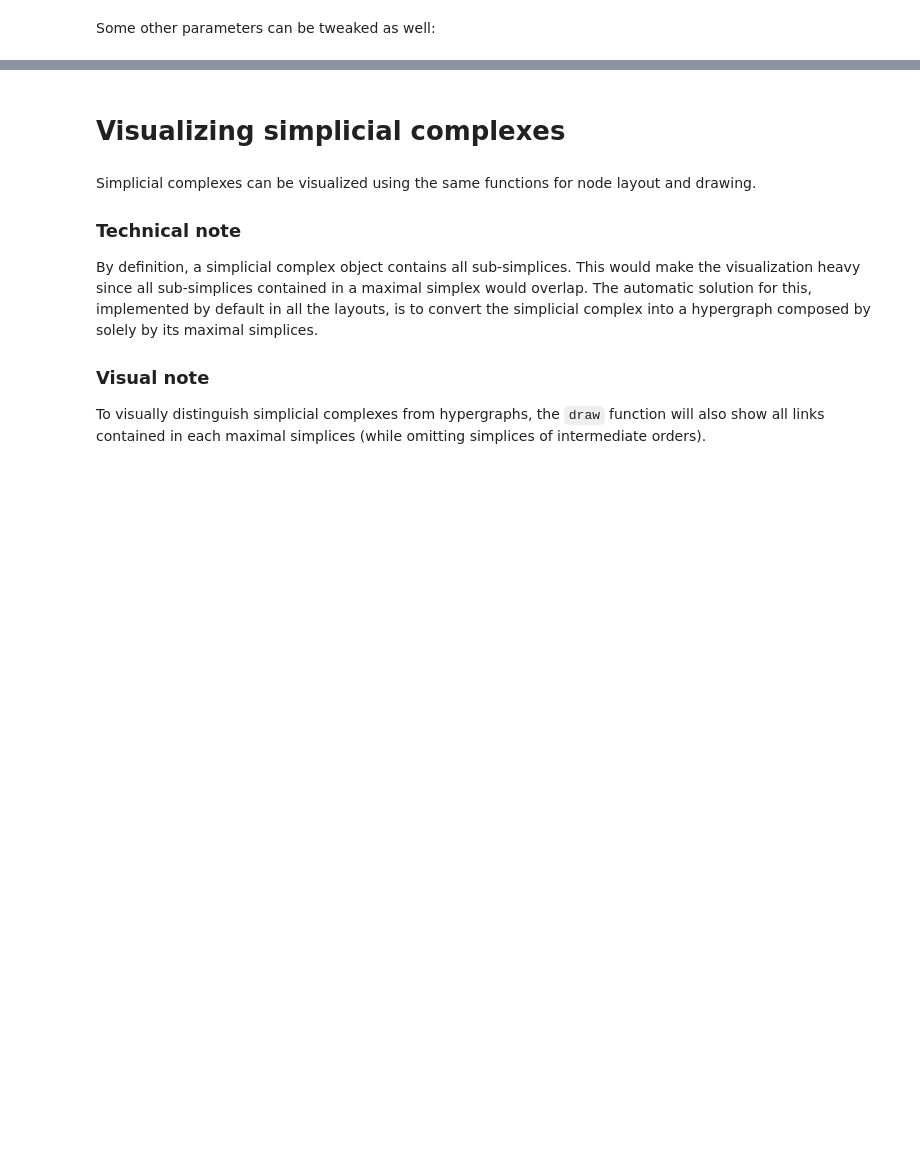
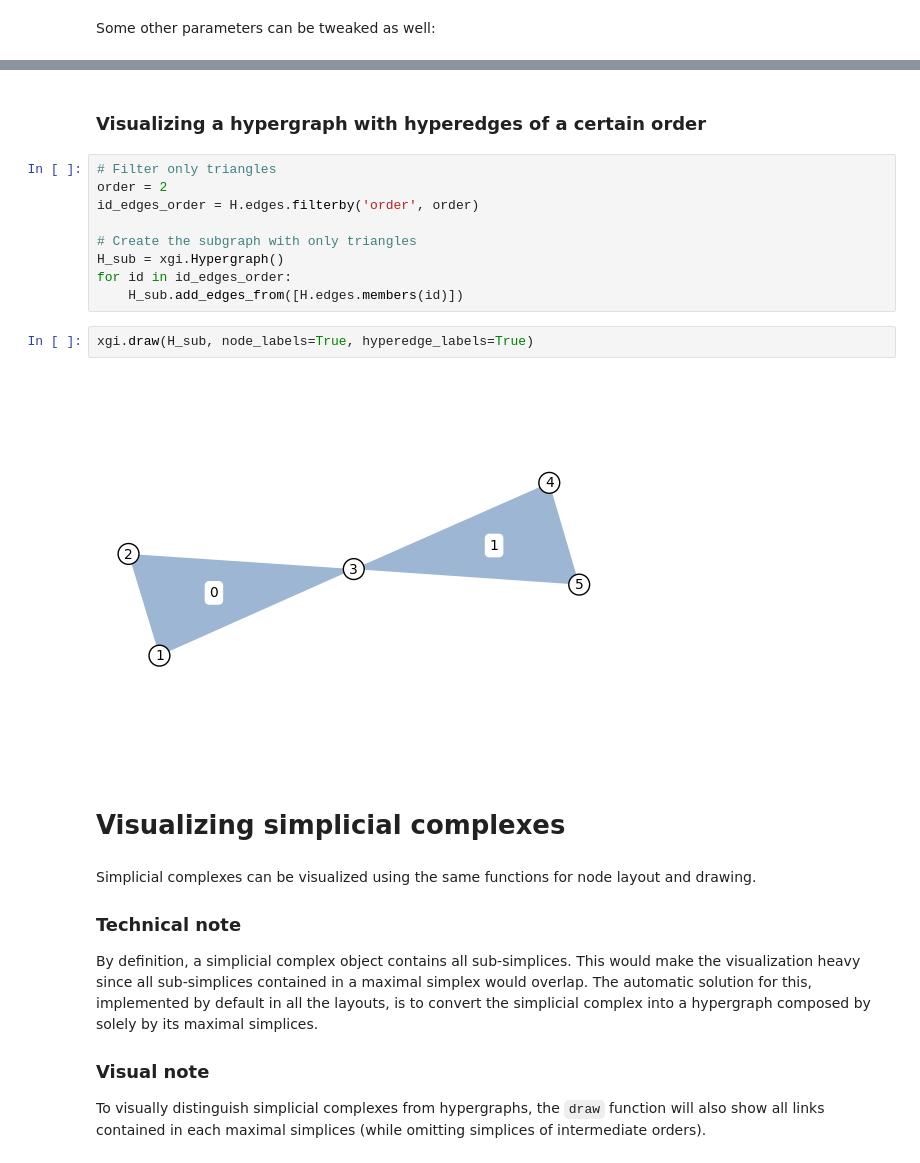
Before and after one commit to xgi-org/xgi, a Jupyter notebook: tutorials/Tutorial 5 - Plotting.ipynb, the cells around one changed output, grey strips where cells are left out. Drawn from its saved outputs; the diff is of its cells as text; blank space fills up the shorter version.

```diff
--- a/tutorials/Tutorial 5 - Plotting.ipynb
+++ b/tutorials/Tutorial 5 - Plotting.ipynb
@@ -94,3 +86,18 @@ xgi.draw(
+# %% [markdown]
+### Visualizing a hypergraph with hyperedges of a certain order
+# %%
+# Filter only triangles
+order = 2
+id_edges_order = H.edges.filterby('order', order)
+
+# Create the subgraph with only triangles
+H_sub = xgi.Hypergraph()
+for id in id_edges_order:
+    H_sub.add_edges_from([H.edges.members(id)])
+# %%
+xgi.draw(H_sub, node_labels=True, hyperedge_labels=True)
+# %% [output]
+[figure, added]
 # %% [markdown]
 # Visualizing simplicial complexes
 # %% [markdown]
```
Also changed, not shown: parts of 18 cells of this notebook, 1 other file.
